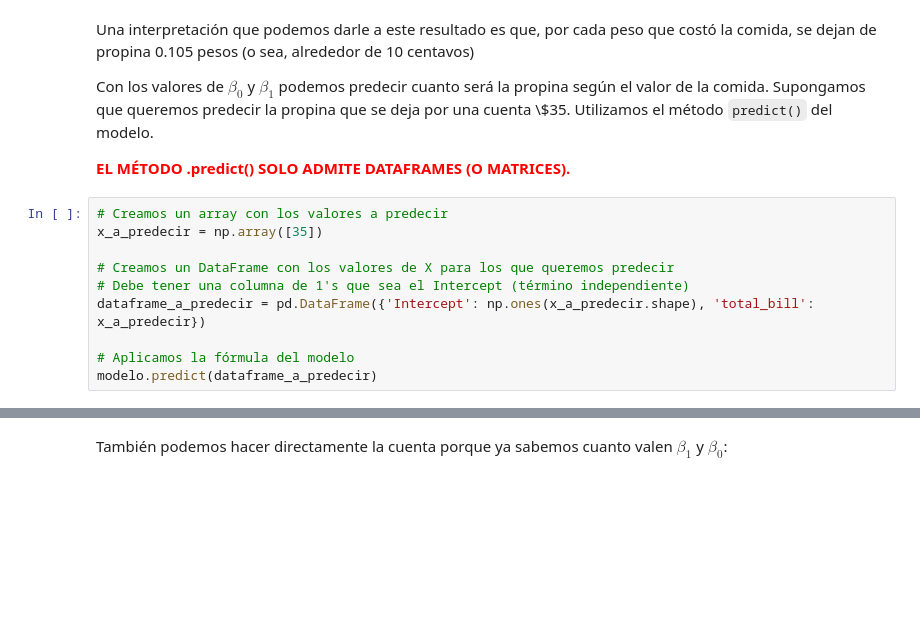
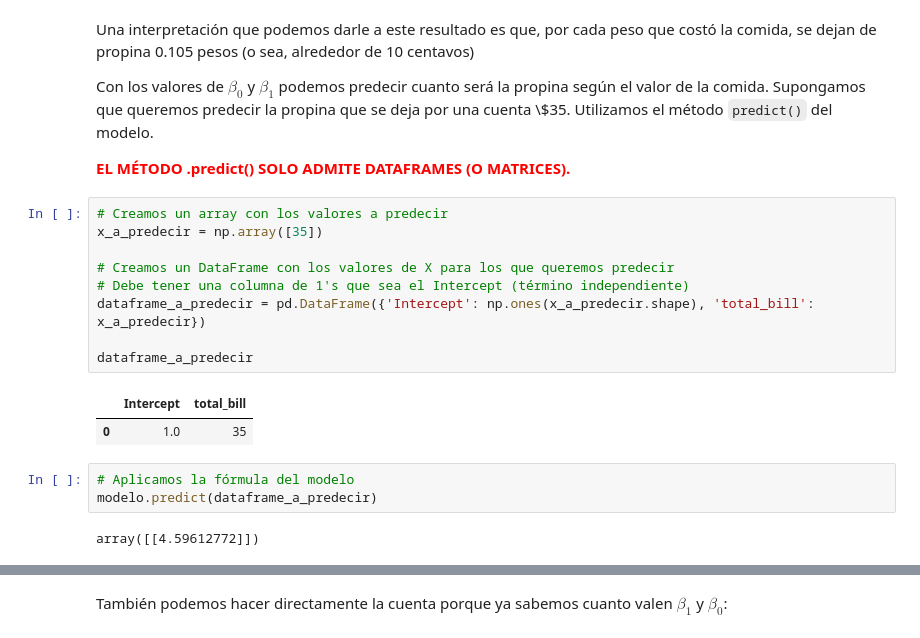
Before and after one commit to franamato/laboratorio-de-datos-1c2026, a Jupyter notebook: notebooks/ldd-clase05-regresionLineal.ipynb, the cells around one changed output, grey strips where cells are left out. Drawn from its saved outputs; the diff is of its cells as text; blank space fills up the shorter version.

```diff
--- a/notebooks/ldd-clase05-regresionLineal.ipynb
+++ b/notebooks/ldd-clase05-regresionLineal.ipynb
@@ -123,13 +123,20 @@ Con los valores de $\beta_0$ y $\beta_1$ podemos predecir cuanto será la propin
 # %%
 # Creamos un array con los valores a predecir
 x_a_predecir = np.array([35])
 
 # Creamos un DataFrame con los valores de X para los que queremos predecir
 # Debe tener una columna de 1's que sea el Intercept (término independiente)
 dataframe_a_predecir = pd.DataFrame({'Intercept': np.ones(x_a_predecir.shape), 'total_bill': x_a_predecir})
 
-# Aplicamos la fórmula del modelo
-modelo.predict(dataframe_a_predecir)
+dataframe_a_predecir
+# %% [output]
+|  | Intercept | total_bill |
+| 0 | 1.0 | 35 |
+# %%
+# Aplicamos la fórmula del modelo
+modelo.predict(dataframe_a_predecir)
+# %% [output]
+array([[4.59612772]])
 # %%
 # Para devolver directamente el numero agregamos .item()
 modelo.predict(dataframe_a_predecir).item()
```
Also changed, not shown: parts of 12 cells of this notebook.
